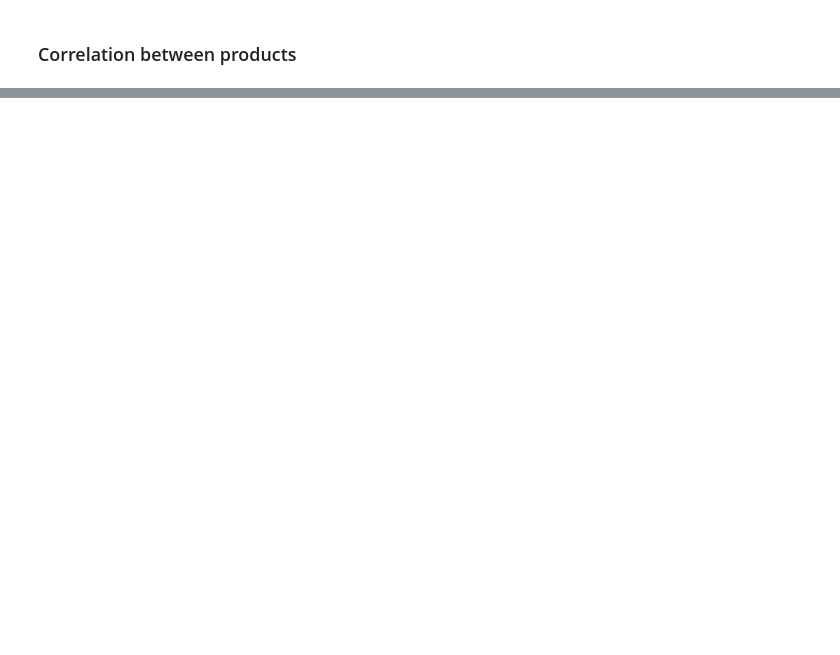
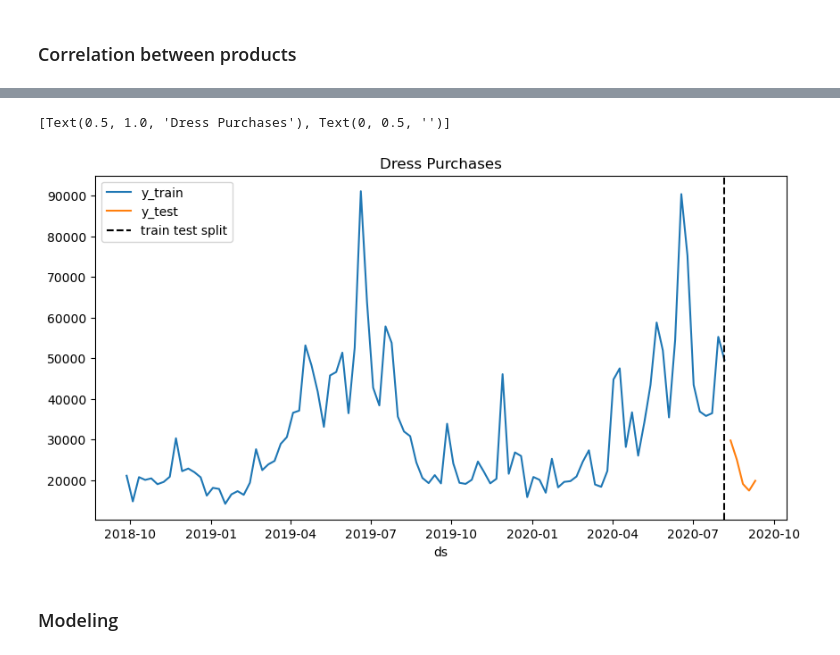
Before and after one commit to mahernadar/nyrkr, a Jupyter notebook: Regression.ipynb, the cells around one changed output, grey strips where cells are left out. Cells and saved outputs as stored; diff of their text form; code cells hidden in the pictures; blank space fills up the shorter version.

```diff
--- a/Regression.ipynb
+++ b/Regression.ipynb
@@ -184,0 +262,23 @@ heatmap = sns.heatmap(corr_df, mask=mask, vmin=-1, vmax=1, annot=True, cmap='BrB
+# %%
+dress_df = sales_df.Dress.sort_index().reset_index()
+
+# Column renaming requested by the "FB Prophet" Package:
+dress_df = dress_df.rename(columns={"date": "ds", "Dress": "y"})
+
+train_dress_df = dress_df[:-5]
+test_dress_df = dress_df[-5:]
+
+threshold_date = pd.to_datetime("2020-08-06")
+
+fig, ax = plt.subplots(figsize=(10, 5))
+sns.lineplot(x="ds", y="y", label="y_train", data=train_dress_df, ax=ax)
+sns.lineplot(x="ds", y="y", label="y_test", data=test_dress_df, ax=ax)
+
+ax.axvline(threshold_date, color="black", linestyle="--", label="train test split")
+ax.legend(loc="upper left")
+ax.set(title="Dress Purchases", ylabel="")
+# %% [output]
+[Text(0.5, 1.0, 'Dress Purchases'), Text(0, 0.5, '')]
+[figure, added]
+# %% [markdown]
+### Modeling
```
Also changed, not shown: parts of 22 cells of this notebook, 2 other files.
